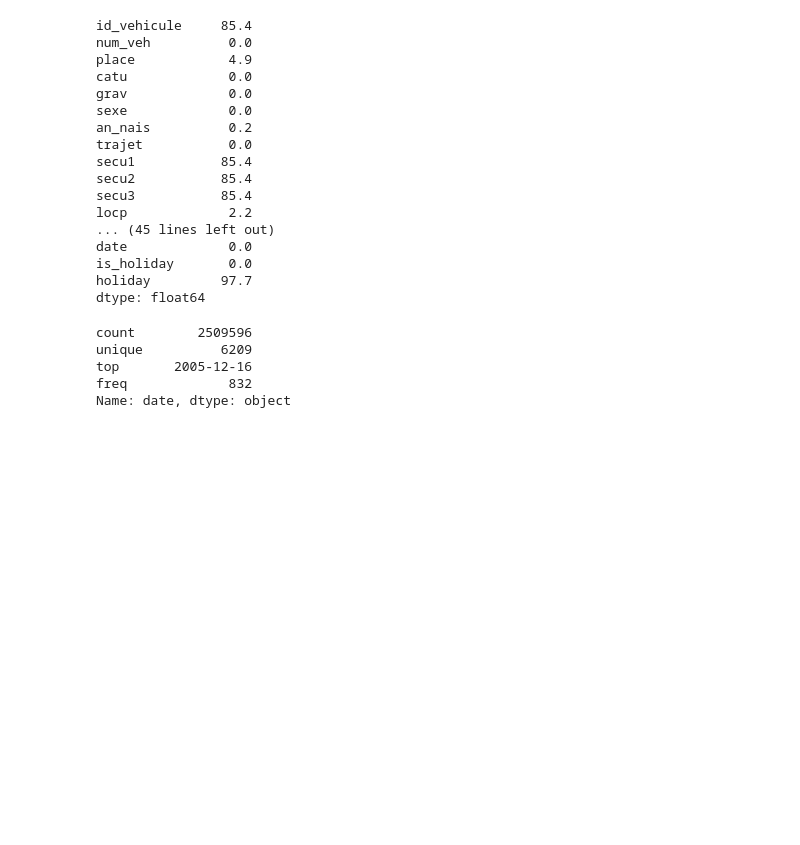
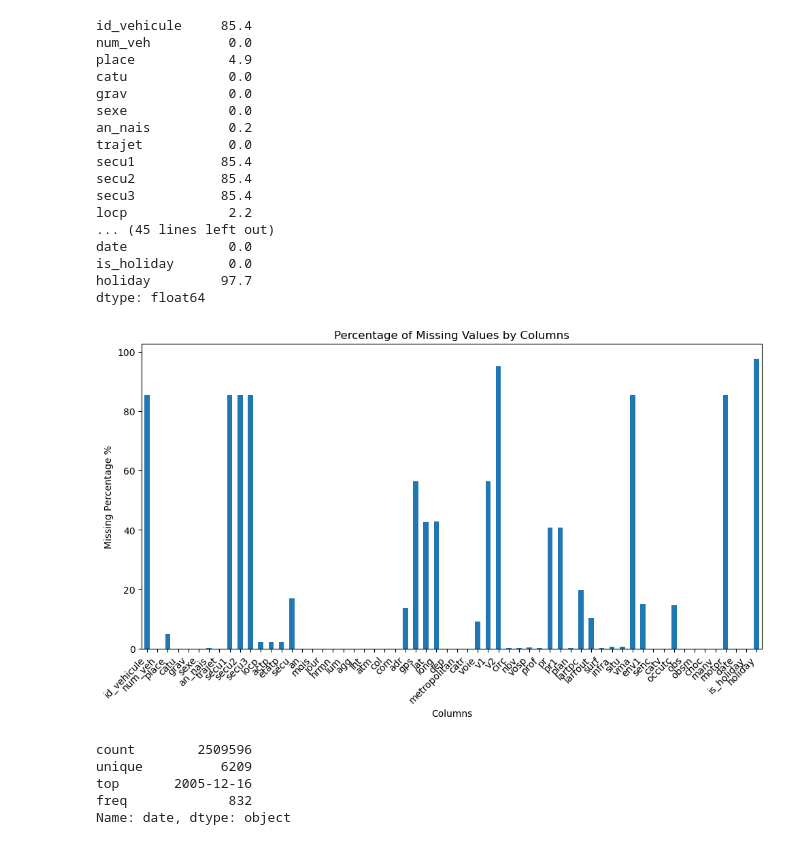
Before and after one commit to tiagoru/Road_accidents_france, a Jupyter notebook: Final_Notebook_2_data_cleaning_imputation_encoding.ipynb, the cells around one changed output. Saved outputs shown, nothing was run; the diff lists cells and outputs as text; code cells hidden in the pictures; blank space fills up the shorter version.

Commit message:
update graphics
add exploratory bar charts

```diff
--- a/Final_Notebook_2_data_cleaning_imputation_encoding.ipynb
+++ b/Final_Notebook_2_data_cleaning_imputation_encoding.ipynb
@@ -81,6 +82,18 @@ date             0.0
 is_holiday       0.0
 holiday         97.7
 dtype: float64
+# %%
+# bar plot of the missing percentages values of each colum
+plt.figure(figsize=(10, 6))
+percent_missing.plot(kind='bar')
+plt.title('Percentage of Missing Values by Columns')
+plt.xlabel('Columns')
+plt.ylabel('Missing Percentage %')
+plt.xticks(rotation=45, ha='right')
+plt.tight_layout()
+plt.show()
+# %% [output]
+[figure, added]
 # %%
 #cleaning of the dataset regarding missing values
 
```
Also changed, not shown: parts of 14 cells of this notebook, 1 other file.
